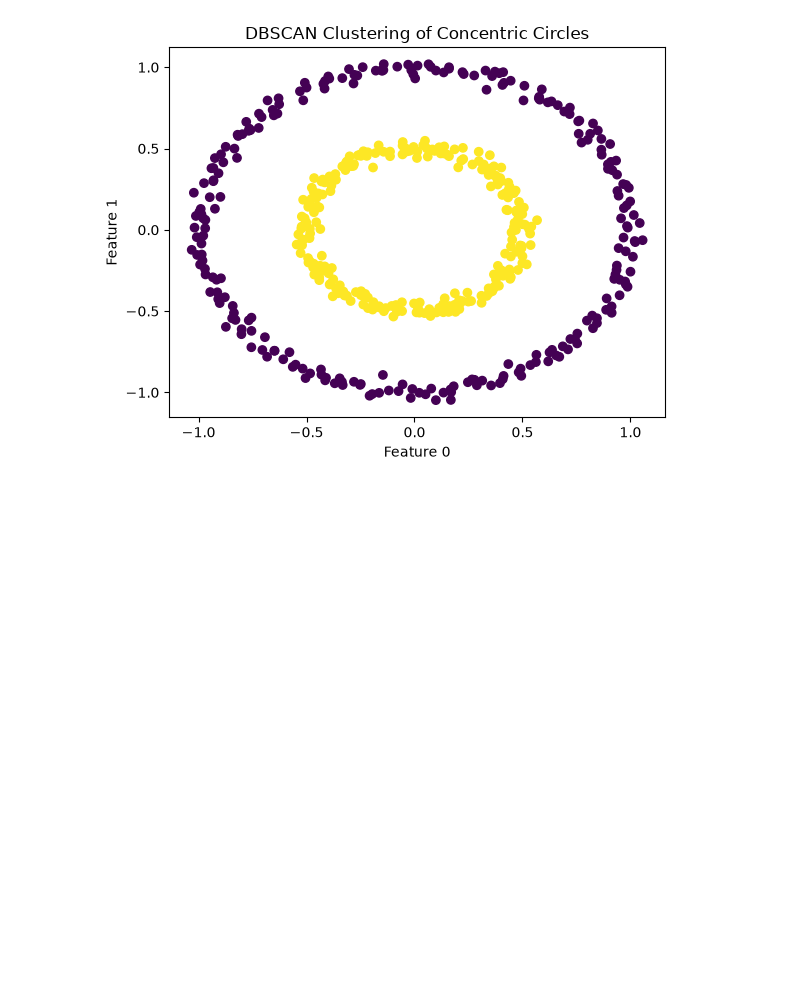
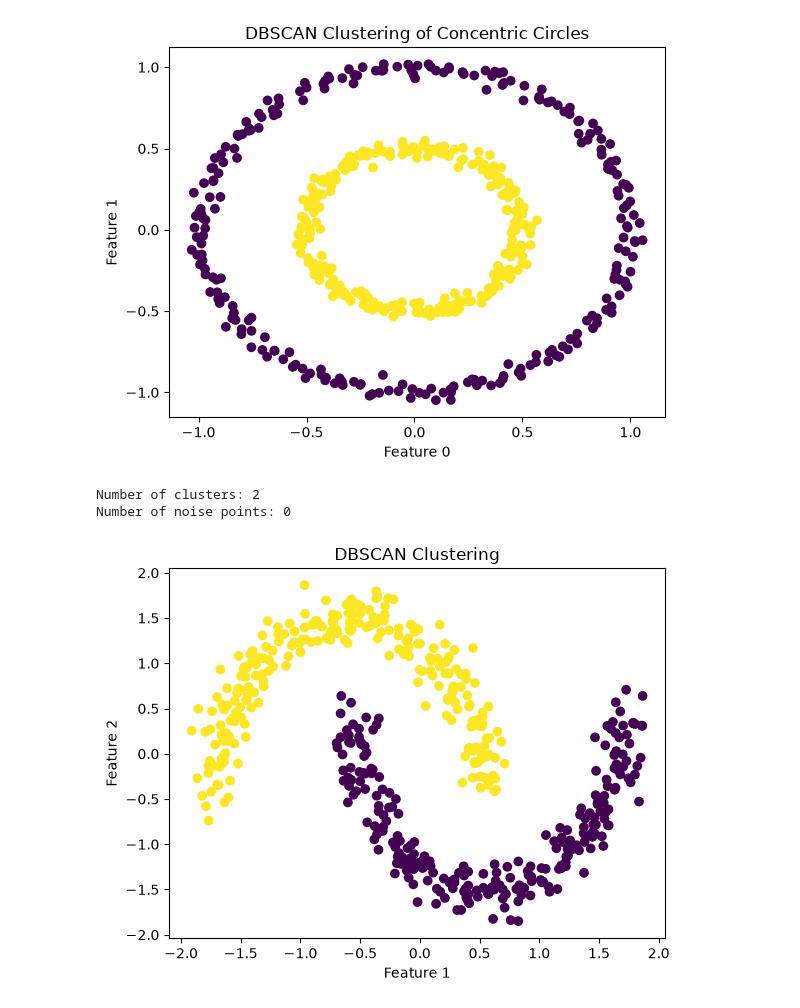
Before and after one commit to Foolmannn/ml-learnings, a Jupyter notebook: Unsupervised_Learning/DBSCAN_clustering/dbscan_demo.ipynb, the cells around one changed output. Cells and saved outputs as stored; diff of their text form; code cells hidden in the pictures; blank space fills up the shorter version.

Commit message:
ML - Unsupervised Learning - DBSCAN clustering

```diff
--- a/Unsupervised_Learning/DBSCAN_clustering/dbscan_demo.ipynb
+++ b/Unsupervised_Learning/DBSCAN_clustering/dbscan_demo.ipynb
@@ -44,3 +60,55 @@ plt.ylabel("Feature 1")
 plt.show()
 # %% [output]
 [figure]
+# %%
+import numpy as np
+import matplotlib.pyplot as plt
+
+from sklearn.datasets import make_moons
+from sklearn.cluster import DBSCAN
+from sklearn.preprocessing import StandardScaler
+
+# Generate data
+X, y = make_moons(
+    n_samples=500,
+    noise=0.08,
+    random_state=42
+)
+
+# Scale features
+X = StandardScaler().fit_transform(X)
+
+# Create DBSCAN model
+dbscan = DBSCAN(
+    eps=0.3,
+    min_samples=5
+)
+
+# Fit and predict
+labels = dbscan.fit_predict(X)
+
+# Number of clusters
+n_clusters = len(set(labels)) - (1 if -1 in labels else 0)
+
+# Number of noise points
+n_noise = np.sum(labels == -1)
+
+print("Number of clusters:", n_clusters)
+print("Number of noise points:", n_noise)
+
+# Plot
+plt.scatter(
+    X[:, 0],
+    X[:, 1],
+    c=labels
+)
+
+plt.xlabel("Feature 1")
+plt.ylabel("Feature 2")
+plt.title("DBSCAN Clustering")
+
+plt.show()
+# %% [output]
+Number of clusters: 2
+Number of noise points: 0
+[figure, added]
```
Also changed, not shown: parts of 4 cells of this notebook.
